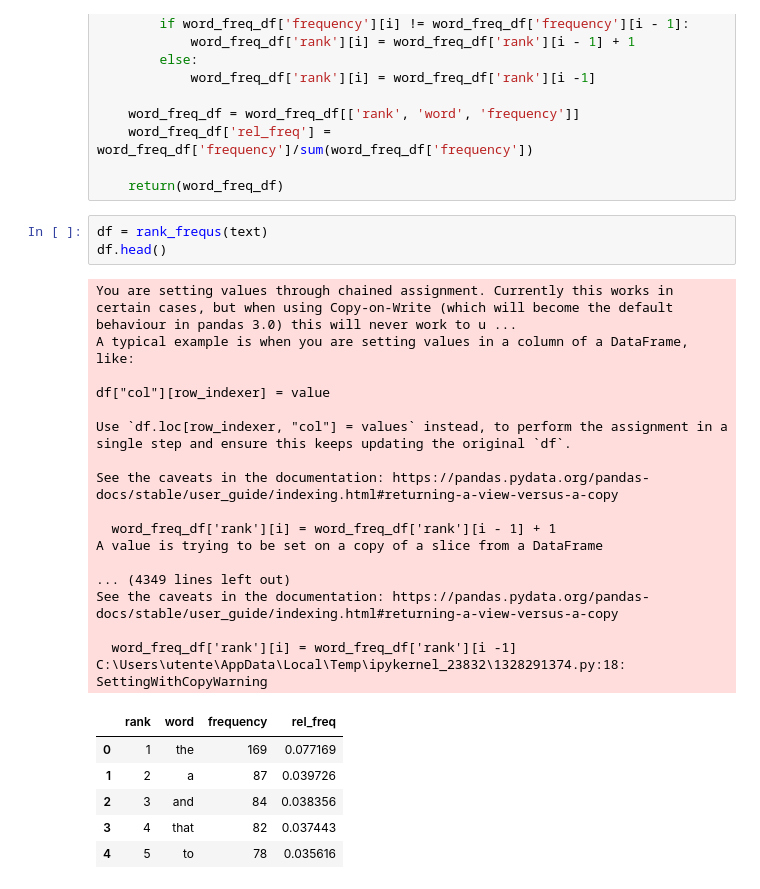
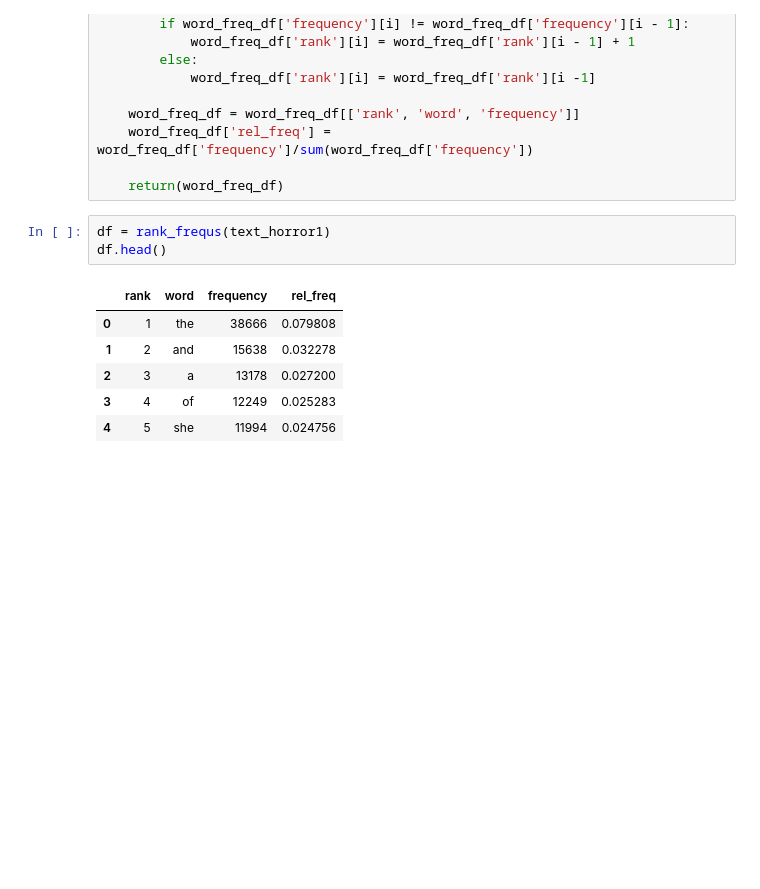
Before and after one commit to elisa-negrini/CDS, a Jupyter notebook: cds project.ipynb, the cells around one changed output. Cells and saved outputs as stored; diff of their text form; blank space fills up the shorter version.

```diff
--- a/cds project.ipynb
+++ b/cds project.ipynb
@@ -102,29 +40,12 @@ def rank_frequs(text):
 
     return(word_freq_df)
 # %%
-df = rank_frequs(text)
+df = rank_frequs(text_horror1)
 df.head()
 # %% [output]
-You are setting values through chained assignment. Currently this works in certain cases, but when using Copy-on-Write (which will become the default behaviour in pandas 3.0) this will never work to u ...
-A typical example is when you are setting values in a column of a DataFrame, like:
-
-df["col"][row_indexer] = value
-
-Use `df.loc[row_indexer, "col"] = values` instead, to perform the assignment in a single step and ensure this keeps updating the original `df`.
-
-See the caveats in the documentation: https://pandas.pydata.org/pandas-docs/stable/user_guide/indexing.html#returning-a-view-versus-a-copy
-
-  word_freq_df['rank'][i] = word_freq_df['rank'][i - 1] + 1
-A value is trying to be set on a copy of a slice from a DataFrame
-
-... (4349 lines left out)
-See the caveats in the documentation: https://pandas.pydata.org/pandas-docs/stable/user_guide/indexing.html#returning-a-view-versus-a-copy
-
-  word_freq_df['rank'][i] = word_freq_df['rank'][i -1]
-C:\Users\utente\AppData\Local\Temp\ipykernel_23832\1328291374.py:18: SettingWithCopyWarning
 |  | rank | word | frequency | rel_freq |
-| 0 | 1 | the | 169 | 0.077169 |
-| 1 | 2 | a | 87 | 0.039726 |
-| 2 | 3 | and | 84 | 0.038356 |
-| 3 | 4 | that | 82 | 0.037443 |
-| 4 | 5 | to | 78 | 0.035616 |
+| 0 | 1 | the | 38666 | 0.079808 |
+| 1 | 2 | and | 15638 | 0.032278 |
+| 2 | 3 | a | 13178 | 0.027200 |
+| 3 | 4 | of | 12249 | 0.025283 |
+| 4 | 5 | she | 11994 | 0.024756 |
```
Also changed, not shown: parts of 14 cells of this notebook, 2 other files.
